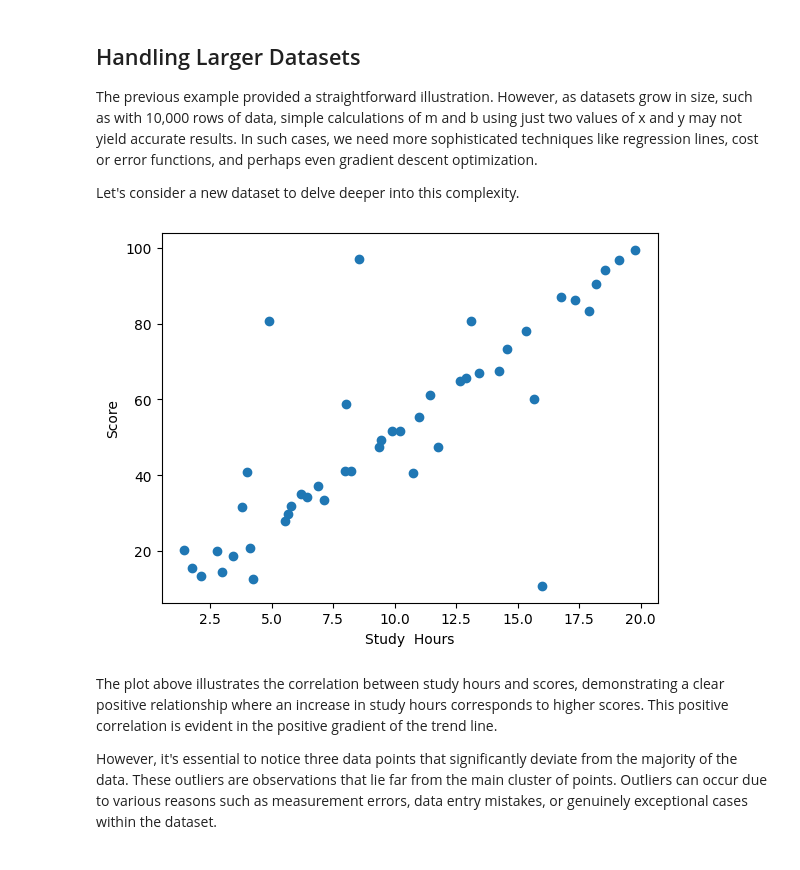
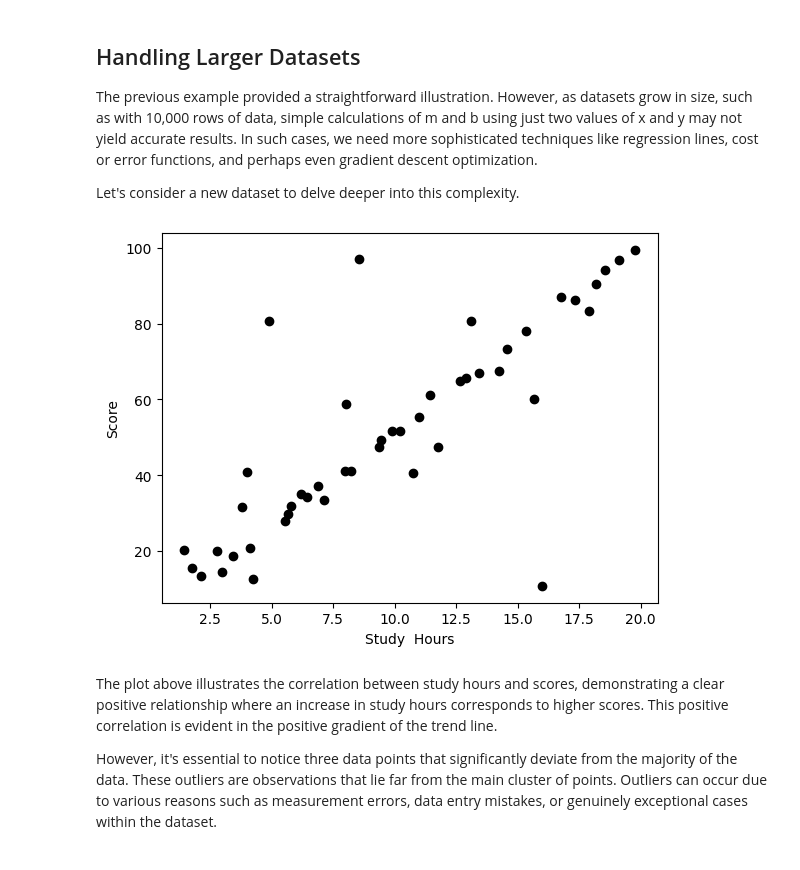
Before and after one commit to kayc0des/linear-regression, a Jupyter notebook: simple.ipynb, the cells around one changed output. Saved outputs shown, nothing was run; the diff lists cells and outputs as text; code cells hidden in the pictures.

```diff
--- a/simple.ipynb
+++ b/simple.ipynb
@@ -81,24 +81,24 @@ Let's consider a new dataset to delve deeper into this complexity.
 # %%
 # import necessary modules
 
 import numpy as np
 import pandas as pd
 import matplotlib.pyplot as plt
 
 # read the new dataset using pd.read_csv(path_to_csv)
 df = pd.read_csv('data/test_score.csv')
 
 # assign columns in data to variables x and y
 x = df['Study Hours']
 y = df['Score']
 
 # plot x and y for better visualization
-plt.scatter(x, y)
+plt.scatter(x, y, color='black')
 plt.xlabel('Study  Hours')
 plt.ylabel('Score')
 plt.show()
 # %% [output]
-[figure, old version]
+[figure, new version]
 # %% [markdown]
 The plot above illustrates the correlation between study hours and scores, demonstrating a clear positive relationship where an increase in study hours corresponds to higher scores. This positive correlation is evident in the positive gradient of the trend line.
 
```
Also changed, not shown: parts of 3 cells of this notebook.
